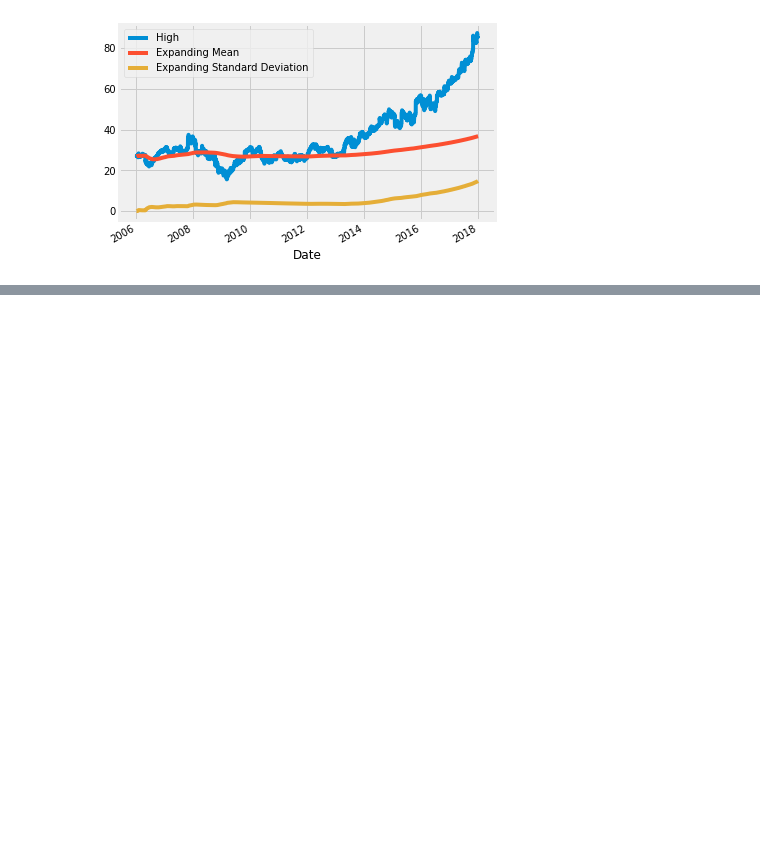
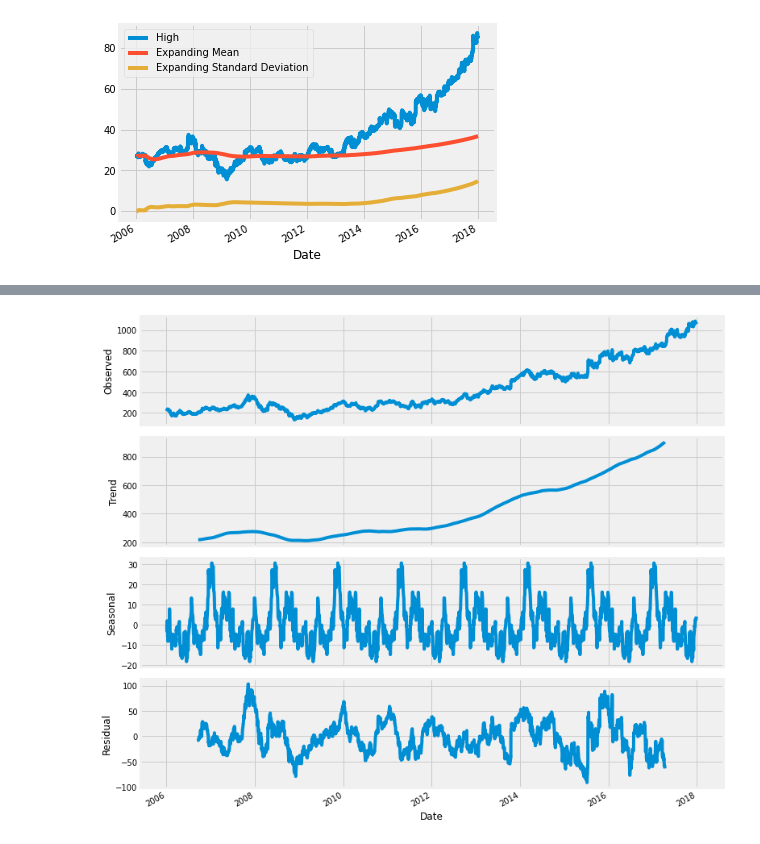
Before and after one commit to zxzxk0/AI, a Jupyter notebook: Everything you can do with a time series.ipynb, the cells around one changed output, grey strips where cells are left out. Cells and saved outputs as stored; diff of their text form; code cells hidden in the pictures; blank space fills up the shorter version.

```diff
--- a/Everything you can do with a time series.ipynb
+++ b/Everything you can do with a time series.ipynb
@@ -297,0 +371,8 @@ plt.show()
+# %%
+# Now, for decomposition...
+rcParams['figure.figsize'] = 11, 9
+decomposed_google_volume = sm.tsa.seasonal_decompose(google["High"],freq=360) # The frequncy is annual
+figure = decomposed_google_volume.plot()
+plt.show()
+# %% [output]
+[figure, added]
```
Also changed, not shown: parts of 34 cells of this notebook.
